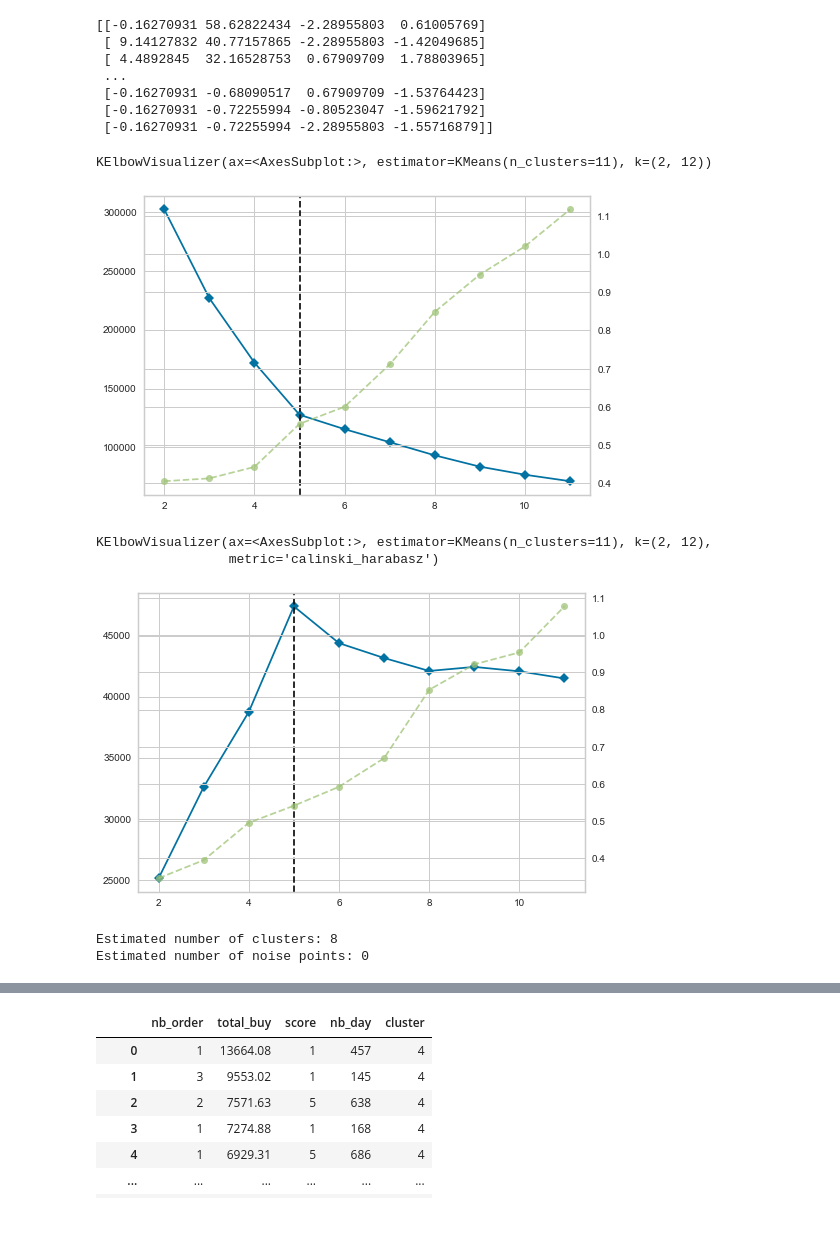
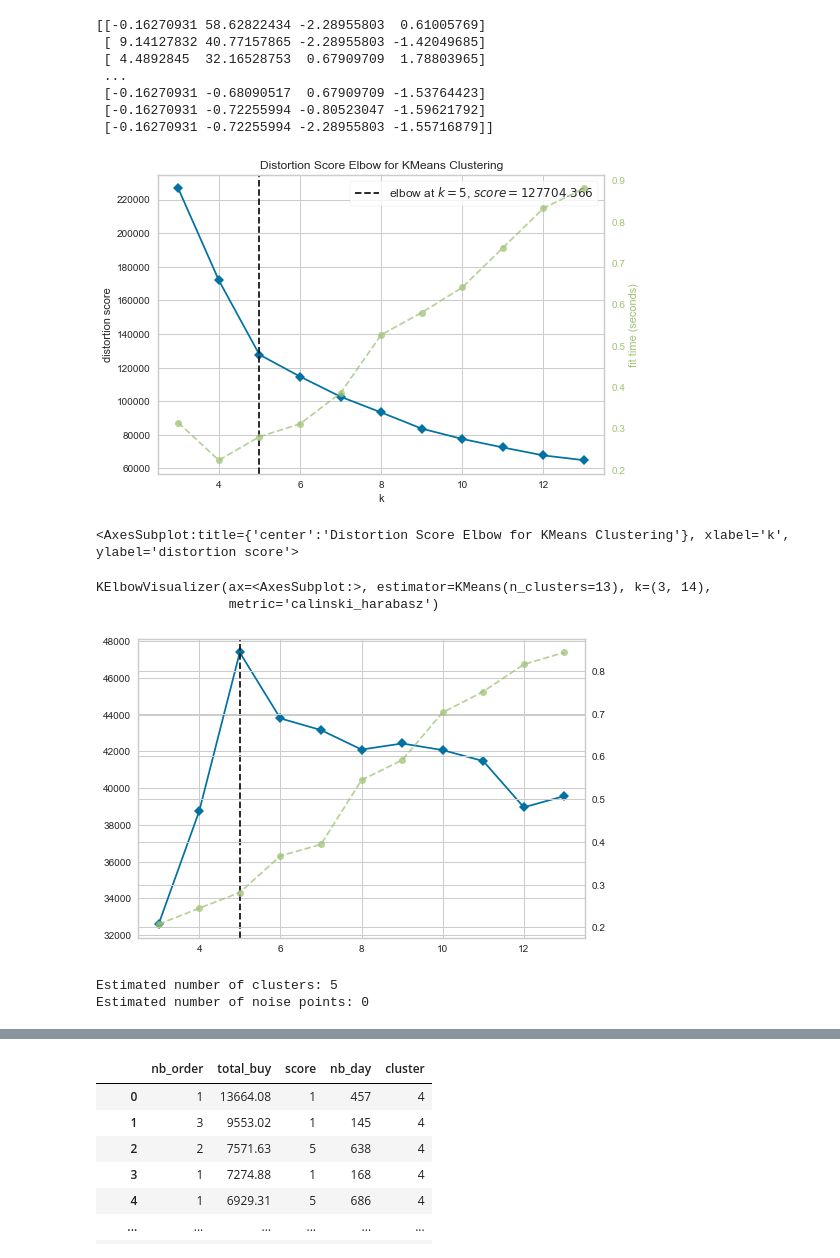
Before and after one commit to Justine-league/LA-DATA-DREAM-TEAM-equipe-justine, a Jupyter notebook: segmentation_RFM.ipynb, the cells around one changed output, grey strips where cells are left out. Saved outputs shown, nothing was run; the diff lists cells and outputs as text; code cells hidden in the pictures; blank space fills up the shorter version.

Commit message:
Update cluster in Kmeans and DBscan

```diff
--- a/segmentation_RFM.ipynb
+++ b/segmentation_RFM.ipynb
@@ -126,23 +128,23 @@ print(scaled_df)
  [-0.16270931 -0.72255994 -0.80523047 -1.59621792]
  [-0.16270931 -0.72255994 -2.28955803 -1.55716879]]
 # %%
-from sklearn.cluster import KMeans
 from yellowbrick.cluster import KElbowVisualizer
 
-model = KMeans()
+model = KMeans(n_clusters=5)
 
-visualizer = KElbowVisualizer(model, k=(2,12))
+visualizer = KElbowVisualizer(model, k=(3,14))
 visualizer.fit(scaled_df)
+visualizer.show()
 # %% [output]
+[figure, new version]
-KElbowVisualizer(ax=<AxesSubplot:>, estimator=KMeans(n_clusters=11), k=(2, 12))
+<AxesSubplot:title={'center':'Distortion Score Elbow for KMeans Clustering'}, xlabel='k', ylabel='distortion score'>
-[figure, old version]
 # %%
-visualizer = KElbowVisualizer(model, k=(2,12), metric='calinski_harabasz')
+visualizer = KElbowVisualizer(model, k=(3,14), metric='calinski_harabasz')
 visualizer.fit(scaled_df)
 # %% [output]
-KElbowVisualizer(ax=<AxesSubplot:>, estimator=KMeans(n_clusters=11), k=(2, 12),
+KElbowVisualizer(ax=<AxesSubplot:>, estimator=KMeans(n_clusters=13), k=(3, 14),
                  metric='calinski_harabasz')
-[figure, old version]
+[figure, new version]
 # %%
 # le metric silhouette prend trop de temps à charger
 #visualizer = KElbowVisualizer(model, k=(2,12), metric='silhouette')
@@ -153,7 +155,7 @@ pca.fit(scaled_df)
 
 score_pca = pca.transform(scaled_df)
 
-kmeans_pca = KMeans()
+kmeans_pca = KMeans(n_clusters=5)
 kmeans_pca.fit(scaled_df)
 df_seg_pca_kmeans = pd.concat([main_cluster.reset_index(drop = True ), pd.DataFrame(score_pca)], axis = 1)
 df_seg_pca_kmeans.columns.values[-3:] = ['Component 1', 'Component 2', 'Component 3']
@@ -168,7 +170,7 @@ n_noise_ = list(labels).count(-1)
 print("Estimated number of clusters: %d" % n_clusters_)
 print("Estimated number of noise points: %d" % n_noise_)
 # %% [output]
-Estimated number of clusters: 8
+Estimated number of clusters: 5
 Estimated number of noise points: 0
 # %%
 x_axis = df_seg_pca_kmeans['Component 1']
```
Also changed, not shown: parts of 4 cells of this notebook.
